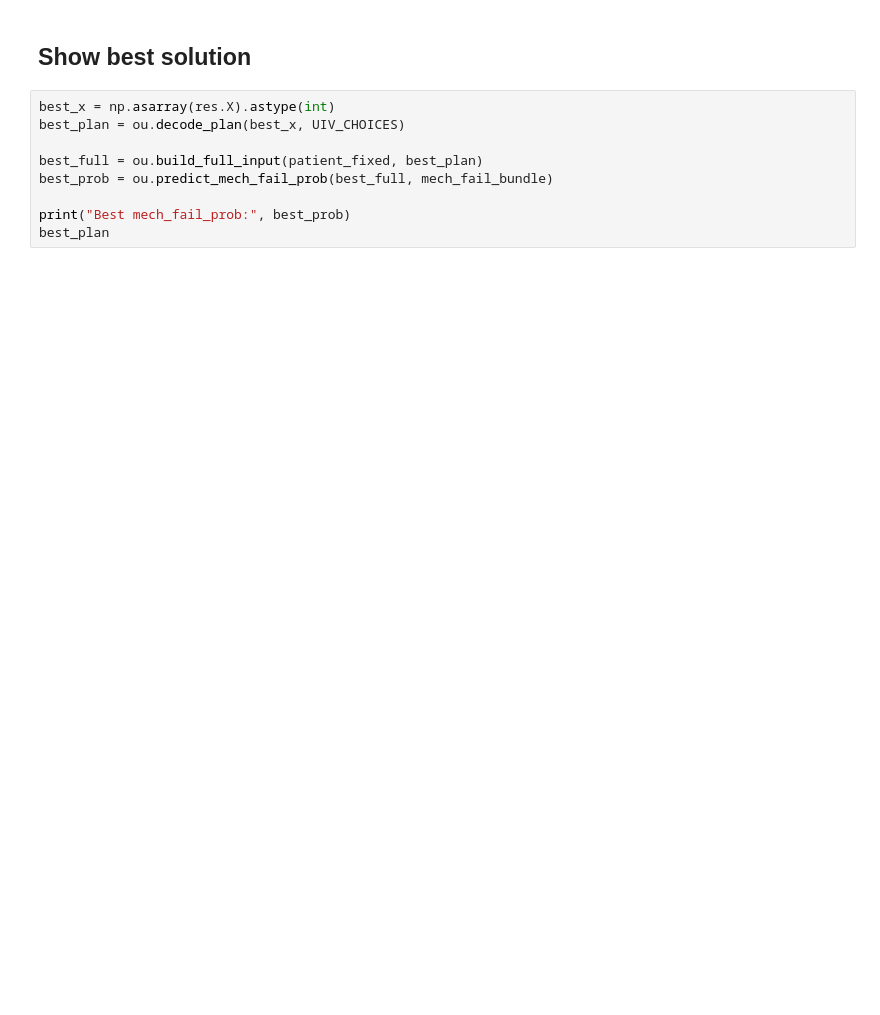
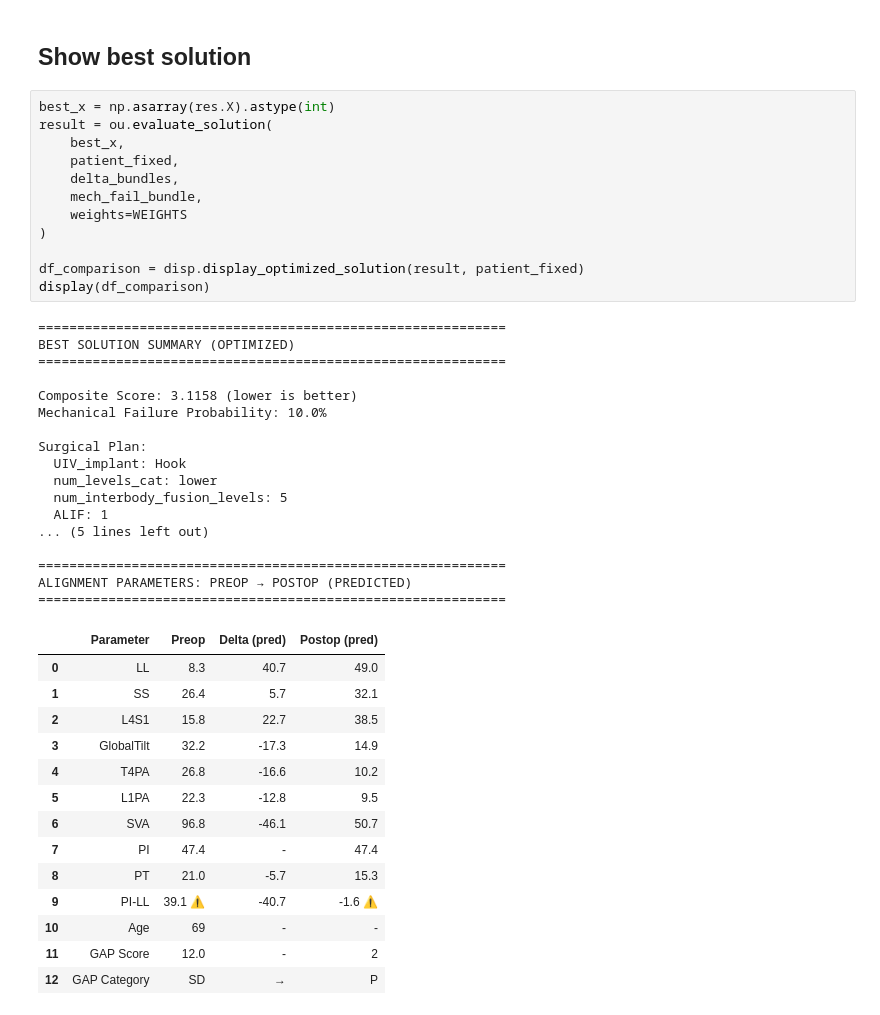
Before and after one commit to 124578-UW/Data-Science-Capstone, a Jupyter notebook: notebooks/05_optimization.ipynb, the cells around one changed output. Saved outputs shown, nothing was run; the diff lists cells and outputs as text; blank space fills up the shorter version.

```diff
--- a/notebooks/05_optimization.ipynb
+++ b/notebooks/05_optimization.ipynb
@@ -135,13 +257,48 @@ res = minimize(
 ## Show best solution
 # %%
 best_x = np.asarray(res.X).astype(int)
-best_plan = ou.decode_plan(best_x, UIV_CHOICES)
+result = ou.evaluate_solution(
+    best_x,
+    patient_fixed,
+    delta_bundles,
+    mech_fail_bundle,
+    weights=WEIGHTS
+)
 
-best_full = ou.build_full_input(patient_fixed, best_plan)
-best_prob = ou.predict_mech_fail_prob(best_full, mech_fail_bundle)
-
-print("Best mech_fail_prob:", best_prob)
-best_plan
+df_comparison = disp.display_optimized_solution(result, patient_fixed)
+display(df_comparison)
+# %% [output]
+============================================================
+BEST SOLUTION SUMMARY (OPTIMIZED)
+============================================================
+
+Composite Score: 3.1158 (lower is better)
+Mechanical Failure Probability: 10.0%
+
+Surgical Plan:
+  UIV_implant: Hook
+  num_levels_cat: lower
+  num_interbody_fusion_levels: 5
+  ALIF: 1
+... (5 lines left out)
+
+============================================================
+ALIGNMENT PARAMETERS: PREOP → POSTOP (PREDICTED)
+============================================================
+|  | Parameter | Preop | Delta (pred) | Postop (pred) |
+| 0 | LL | 8.3 | 40.7 | 49.0 |
+| 1 | SS | 26.4 | 5.7 | 32.1 |
+| 2 | L4S1 | 15.8 | 22.7 | 38.5 |
+| 3 | GlobalTilt | 32.2 | -17.3 | 14.9 |
+| 4 | T4PA | 26.8 | -16.6 | 10.2 |
+| 5 | L1PA | 22.3 | -12.8 | 9.5 |
+| 6 | SVA | 96.8 | -46.1 | 50.7 |
+| 7 | PI | 47.4 | - | 47.4 |
+| 8 | PT | 21.0 | -5.7 | 15.3 |
+| 9 | PI-LL | 39.1 ⚠ | -40.7 | -1.6 ⚠ |
+| 10 | Age | 69 | - | - |
+| 11 | GAP Score | 12.0 | - | 2 |
+| 12 | GAP Category | SD | → | P |
 # %% [markdown]
 ## Getting multiple solutions
 
```
Also changed, not shown: parts of 17 cells of this notebook, 12 other files.
